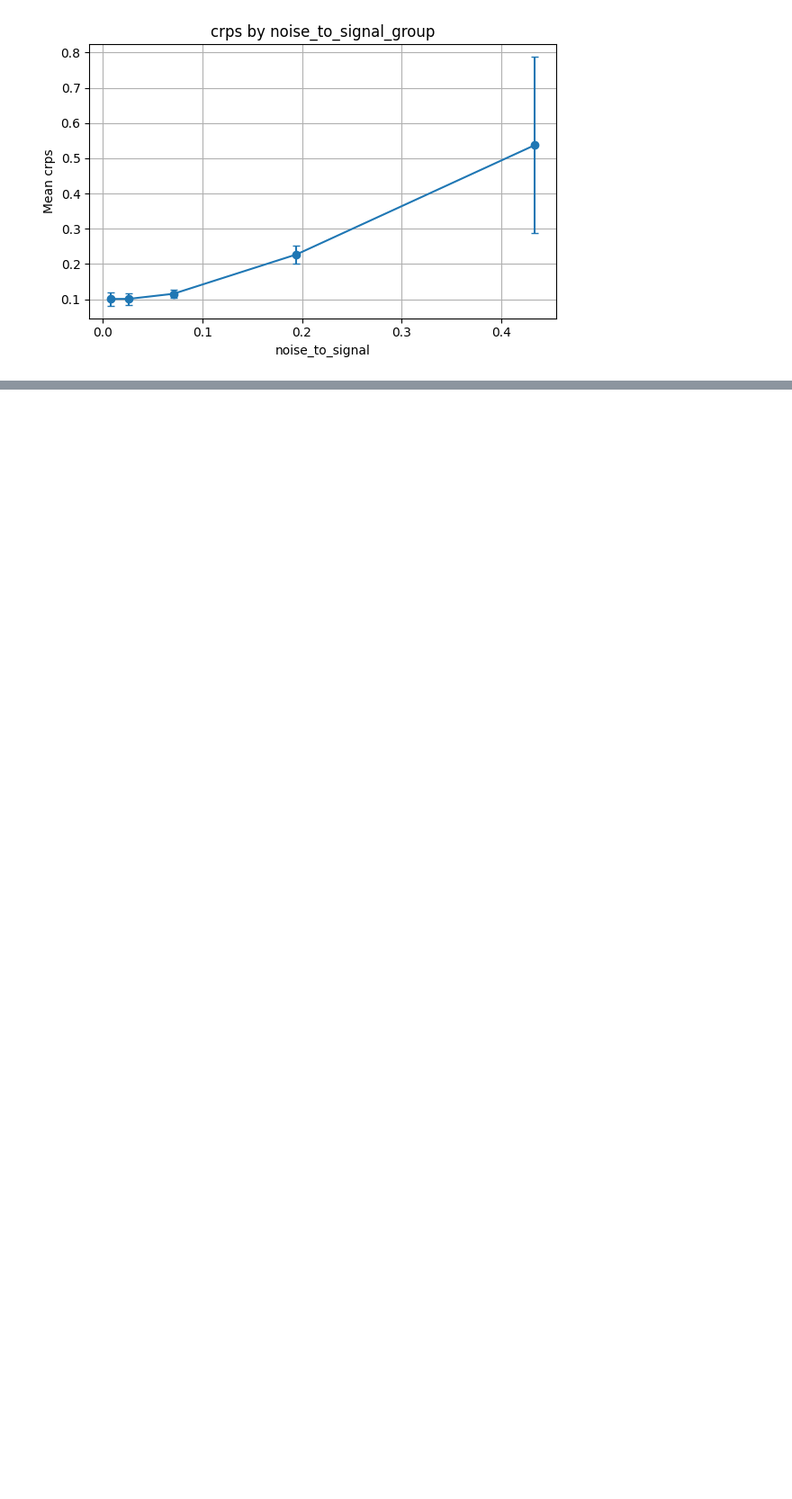
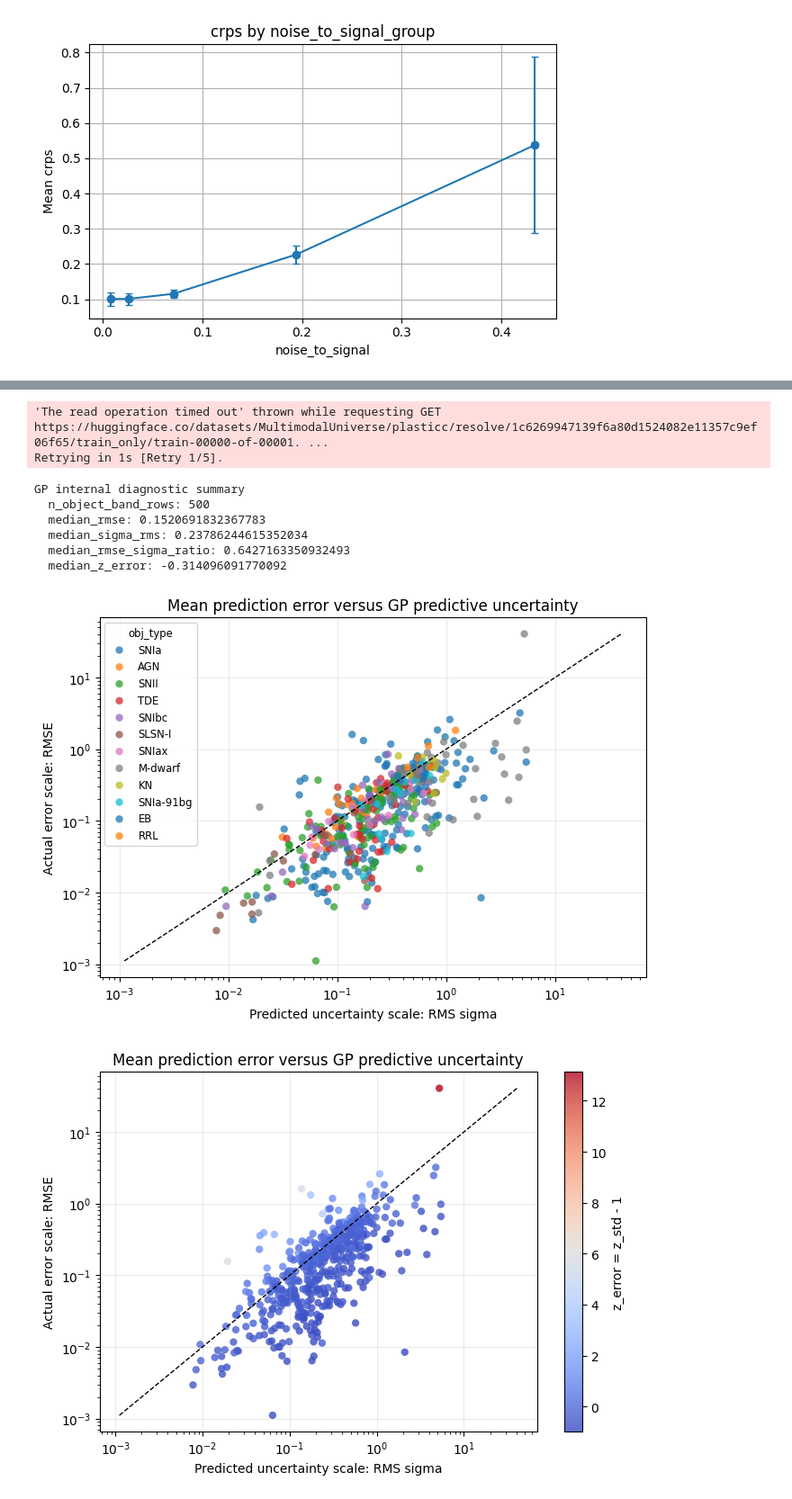
Before and after one commit to xinyi-BPC/multiband-gp, a Jupyter notebook: feature_based_analysis.ipynb, the cells around one changed output, grey strips where cells are left out. Shown at 90% size. Cells and saved outputs as stored; diff of their text form; code cells hidden in the pictures; blank space fills up the shorter version.

Commit message:
MOGP cross-band analysis

```diff
--- a/feature_based_analysis.ipynb
+++ b/feature_based_analysis.ipynb
@@ -478,0 +489,11 @@ for feature in reduced_features:
+# %%
+selected_examples, scanned_examples = _select_usable_examples(
+    iter(dset_plasticc),
+    target_band="r",
+    n_objects=500,
+    max_examples_to_scan=1000,
+    min_points=8,
+)
+# %% [output]
+'The read operation timed out' thrown while requesting GET https://huggingface.co/datasets/MultimodalUniverse/plasticc/resolve/1c6269947139f6a80d1524082e11357c9ef06f65/train_only/train-00000-of-00001. ...
+Retrying in 1s [Retry 1/5].
@@ -478,0 +538,18 @@ for feature in reduced_features:
+# %%
+pred_df = prediction_dataframe_from_results(object_results)
+
+result = run_gp_internal_diagnostic_analysis(
+    pred_df,
+    output_dir="gp_internal_diagnostics",
+)
+
+diag_df = result["diagnostics"]
+# %% [output]
+GP internal diagnostic summary
+  n_object_band_rows: 500
+  median_rmse: 0.1520691832367783
+  median_sigma_rms: 0.23786244615352034
+  median_rmse_sigma_ratio: 0.6427163350932493
+  median_z_error: -0.314096091770092
+[figure, added]
+[figure, added]
```
Also changed, not shown: parts of 5 cells of this notebook, 18 other files.
